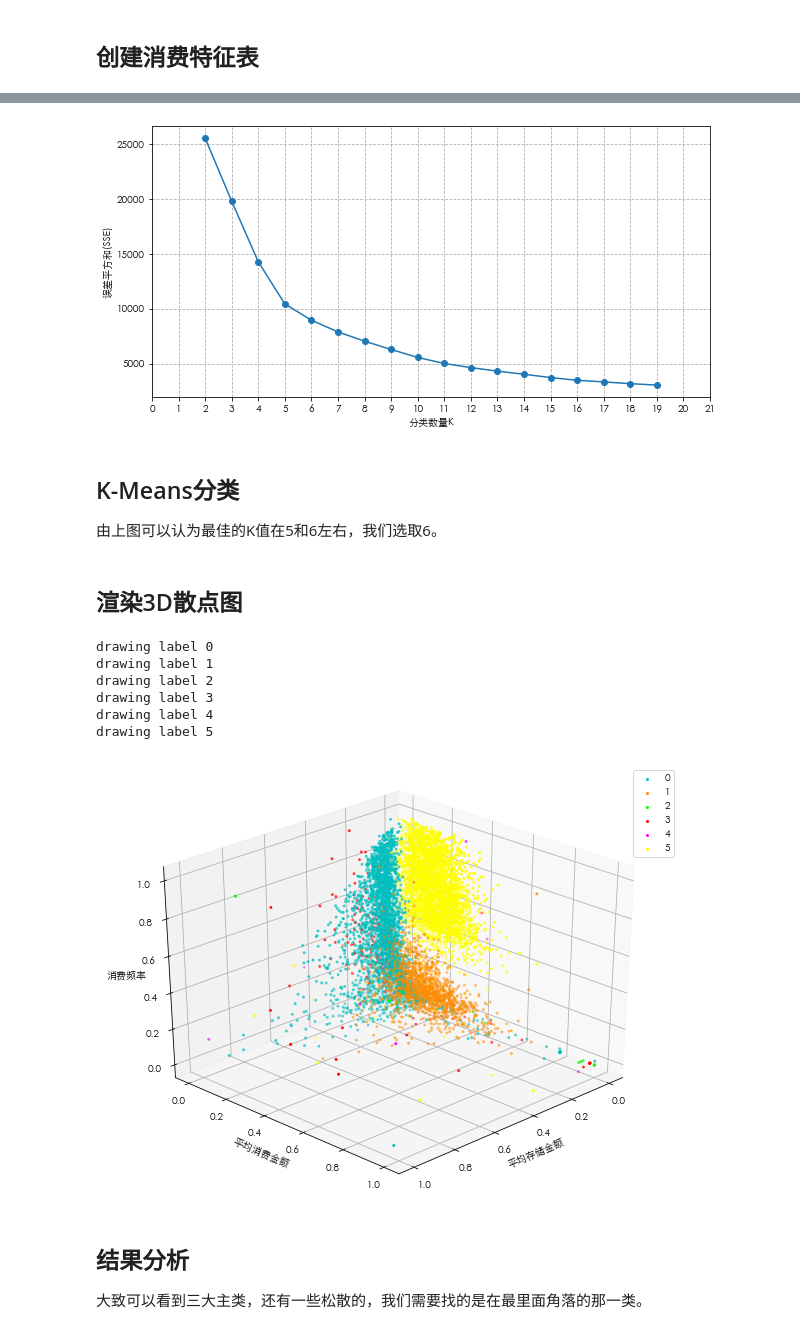
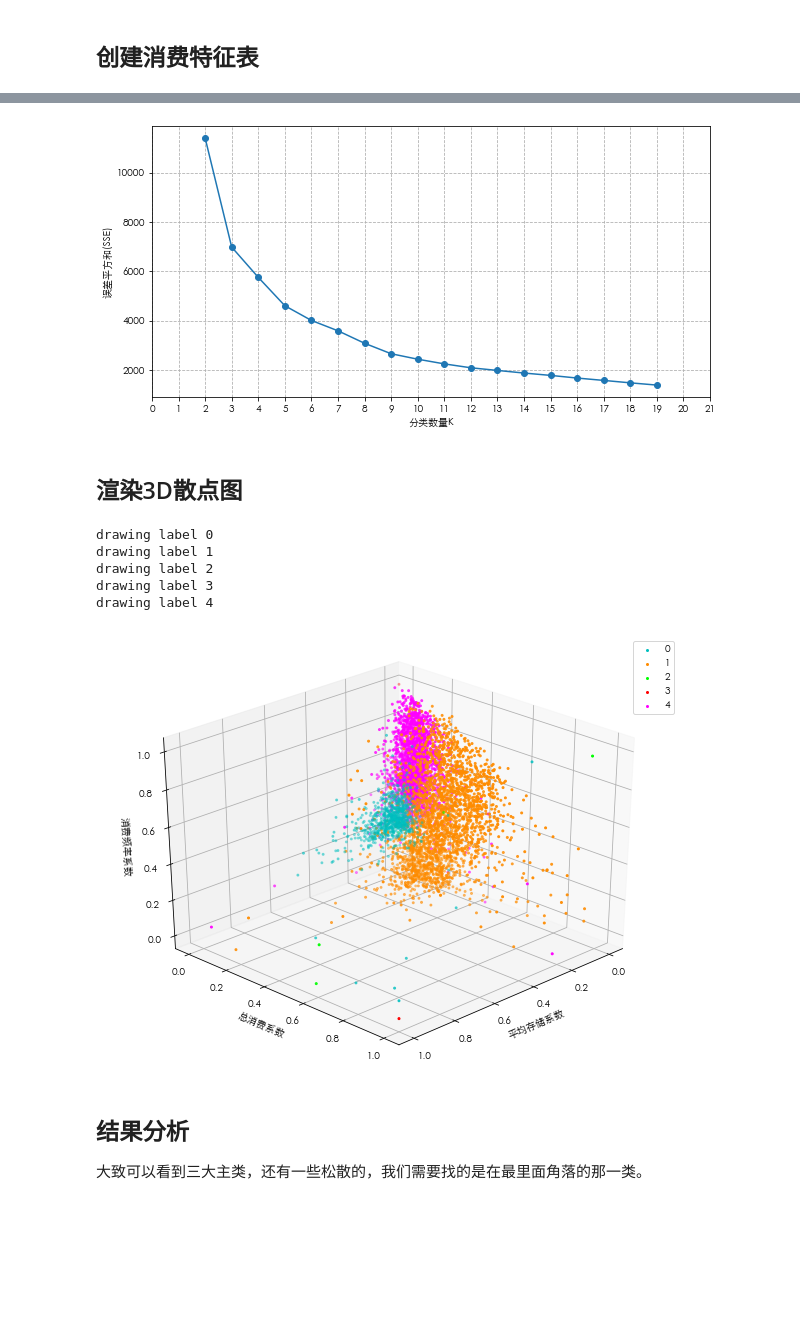
Before and after one commit to nonlinearthink/SCBAnalysis, a Jupyter notebook: model.ipynb, the cells around one changed output, grey strips where cells are left out. Drawn from its saved outputs; the diff is of its cells as text; code cells hidden in the pictures; blank space fills up the shorter version.

```diff
--- a/model.ipynb
+++ b/model.ipynb
@@ -36,5 +36,7 @@ for name, group in amount.groupby(amount['CardNo']):
     dict_list.append(dict_t)
 # 导出成DataFrame
 evaluation = pd.DataFrame(dict_list[0:])
+# 筛选掉所有消费频率低于30次的数据，认为是不正常的
+evaluation = evaluation[evaluation.Freq>=30]
 evaluation.to_csv('evaluation.csv')
 # %% [markdown]
@@ -45,7 +53,7 @@ evaluation.to_csv('evaluation.csv')
 而当k到达真实聚类数时，再增加k所得到的聚合程度回报会迅速变小，所以 SSE 的下降幅度会骤减，随着k值的继续增大而趋于平缓。
 # %%
 #你准备数据
-training_data = evaluation.loc[0:, ['AvgSurplus','AvgConsume','MaxConsume','Freq']]
+training_data = evaluation.loc[0:, ['AvgSurplus','TotalConsume','Freq']]
 
 # 存放每次结果的误差平方和
 SSE = []
@@ -64,8 +72,4 @@ plt.xlabel("分类数量K")
 plt.ylabel('误差平方和(SSE)')
 plt.savefig('2-1.png')
 # %% [output]
-[figure, old version]
+[figure, new version]
-# %% [markdown]
-## K-Means分类
-
-由上图可以认为最佳的K值在5和6左右，我们选取6。
@@ -72,6 +80,6 @@ plt.savefig('2-1.png')
 # %%
 # 创建kmeans模型并标准化
-km = KMeans(n_clusters=6)
+km = KMeans(n_clusters=5)
 # scaler = MinMaxScaler(feature_range=(0, 1))
 scaler = StandardScaler()
 pipline = make_pipeline(scaler,km)
@@ -87,31 +95,30 @@ evaluation.to_csv('result.csv')
 # %%
 
 from sklearn.preprocessing import MinMaxScaler
 fig = plt.figure(figsize=(8,6))
 # 创建3D图
 ax = Axes3D(fig)
 colors = ['c', 'darkorange', 'lime', 'red', 'fuchsia', 'yellow']
 for name, group in evaluation.groupby(evaluation['Labels']):
     std = MinMaxScaler(feature_range=(0, 1))
     x=std.fit_transform(group['AvgSurplus'].values.reshape(-1, 1))
-    y=std.fit_transform(group['AvgConsume'].values.reshape(-1, 1))
+    y=std.fit_transform(group['TotalConsume'].values.reshape(-1, 1))
     z=std.fit_transform(group['Freq'].values.reshape(-1, 1))
     print('drawing label {}'.format(name))
     ax.scatter3D(x, y, z, c=colors[name], label=name,s=4)
 ax.view_init(30, 45)
-ax.set_xlabel('平均存储金额')
-ax.set_ylabel('平均消费金额')
-ax.set_zlabel('消费频率')
+ax.set_xlabel('平均存储系数')
+ax.set_ylabel('总消费系数')
+ax.set_zlabel('消费频率系数')
 plt.legend()
 plt.savefig('2-2.png')
 # %% [output]
 drawing label 0
 drawing label 1
 drawing label 2
 drawing label 3
 drawing label 4
-drawing label 5
-[figure, old version]
+[figure, new version]
 # %% [markdown]
 ## 结果分析
 
```
Also changed, not shown: parts of 4 cells of this notebook, 1 other file.
